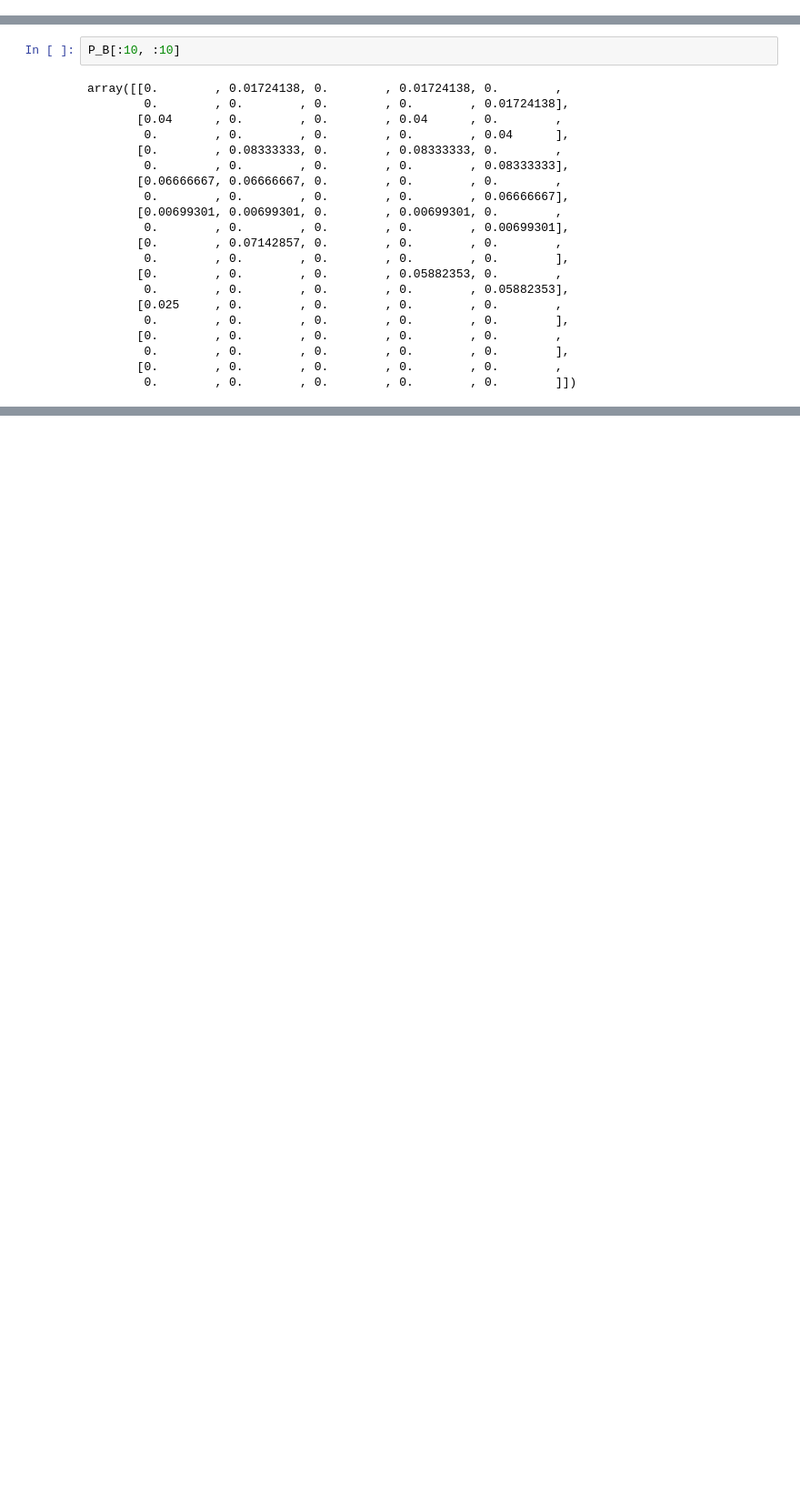
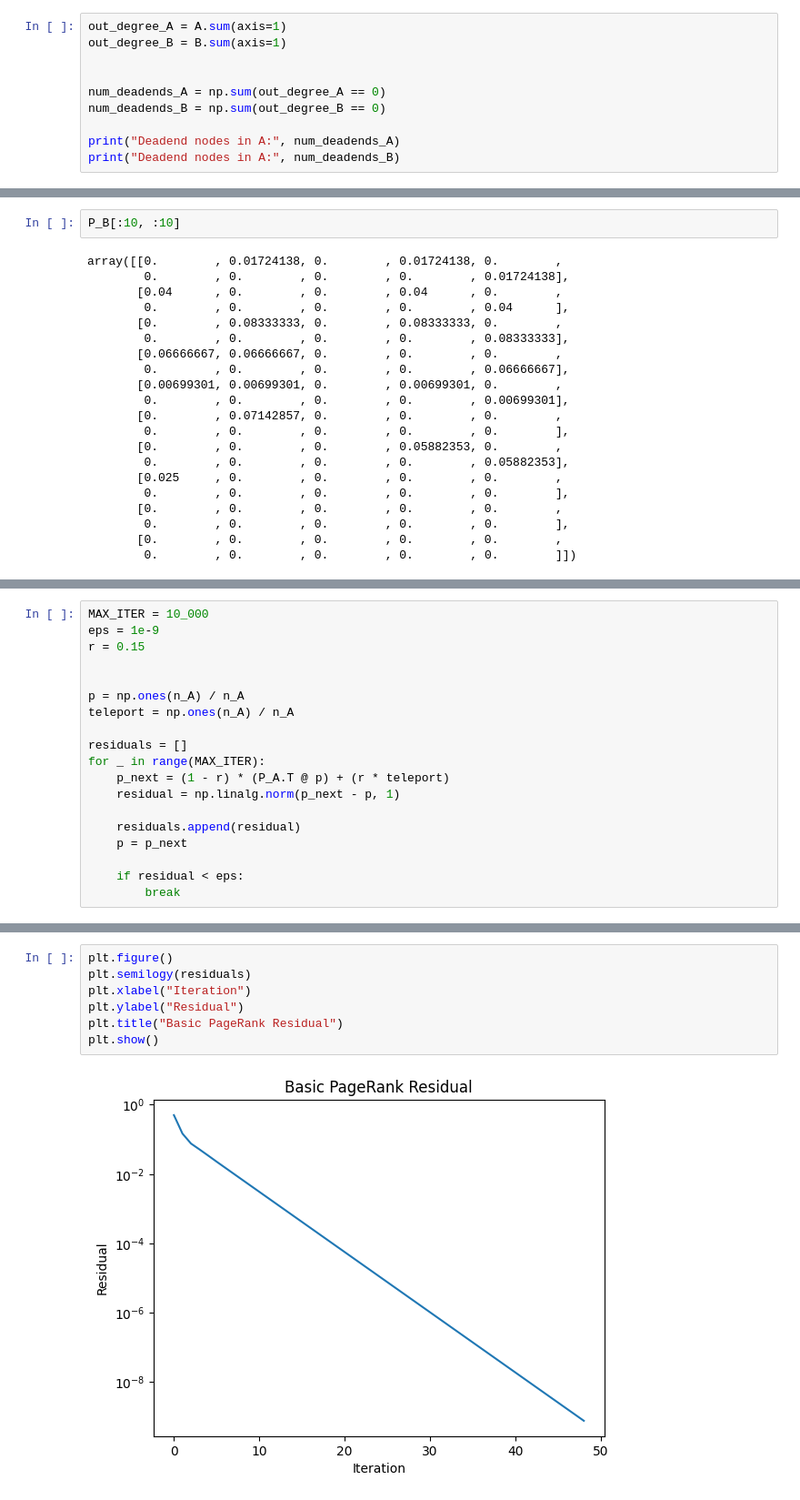
Before and after one commit to pouriaSameti/Mathematics-For-Data-Science, a Jupyter notebook: Project 3/notebook.ipynb, the cells around one changed output, grey strips where cells are left out. Shown at 91% size. Saved outputs shown, nothing was run; the diff lists cells and outputs as text; blank space fills up the shorter version.

Commit message:
Project 3: Implementation of Basic PageRank.

```diff
--- a/Project 3/notebook.ipynb
+++ b/Project 3/notebook.ipynb
@@ -234,3 +231,13 @@ for u, v in edges_B.itertuples(index=False):
     B[u, v] = 1.0
 # %% [markdown]
 ## 1-3: Build Transition Matrix
+# %%
+out_degree_A = A.sum(axis=1)
+out_degree_B = B.sum(axis=1)
+
+
+num_deadends_A = np.sum(out_degree_A == 0)
+num_deadends_B = np.sum(out_degree_B == 0)
+
+print("Deadend nodes in A:", num_deadends_A)
+print("Deadend nodes in A:", num_deadends_B)
@@ -295,0 +309,19 @@ array([[0.        , 0.01724138, 0.        , 0.01724138, 0.        ,
+# %%
+MAX_ITER = 10_000
+eps = 1e-9
+r = 0.15
+
+
+p = np.ones(n_A) / n_A
+teleport = np.ones(n_A) / n_A
+
+residuals = []
+for _ in range(MAX_ITER):
+    p_next = (1 - r) * (P_A.T @ p) + (r * teleport)
+    residual = np.linalg.norm(p_next - p, 1)
+
+    residuals.append(residual)
+    p = p_next
+
+    if residual < eps:
+        break
@@ -295,0 +361,9 @@ array([[0.        , 0.01724138, 0.        , 0.01724138, 0.        ,
+# %%
+plt.figure()
+plt.semilogy(residuals)
+plt.xlabel("Iteration")
+plt.ylabel("Residual")
+plt.title("Basic PageRank Residual")
+plt.show()
+# %% [output]
+[figure, added]
```
Also changed, not shown: parts of 7 cells of this notebook.
